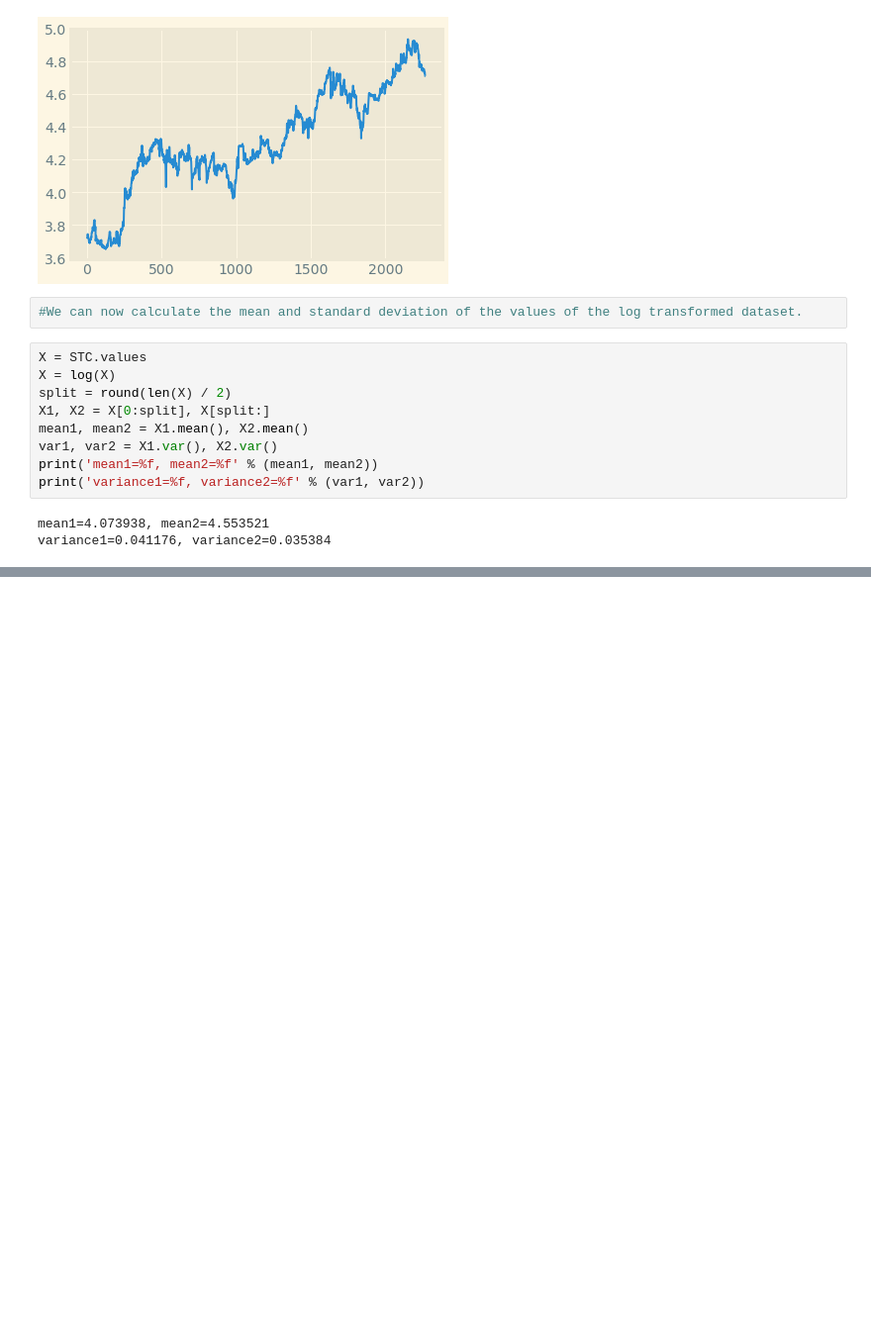
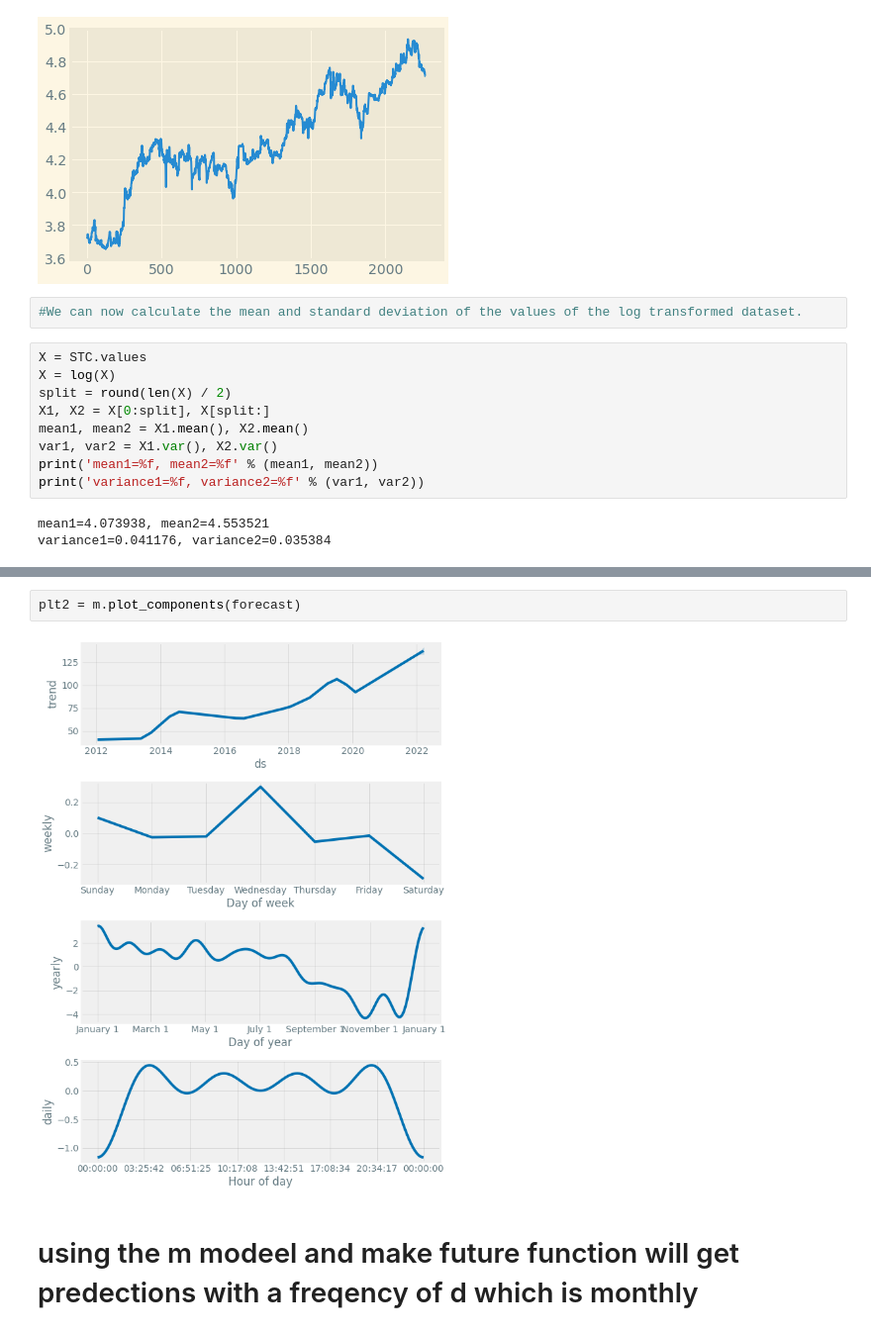
Before and after one commit to Hananalshehri/Regression-on-Saudi-Stock-Market-Tadawul-STC, a Jupyter notebook: STC STOCK MARKET .ipynb, the cells around one changed output, grey strips where cells are left out. Shown at 99% size. Saved outputs shown, nothing was run; the diff lists cells and outputs as text; blank space fills up the shorter version.

```diff
--- a/STC STOCK MARKET .ipynb
+++ b/STC STOCK MARKET .ipynb
@@ -402,0 +554,7 @@ variance1=0.041176, variance2=0.035384
+# %%
+plt2 = m.plot_components(forecast)
+# %% [output]
+[figure, added]
+# %% [markdown]
+
+# using the m modeel and make future function will get predections with a freqency of d which is monthly
```
Also changed, not shown: parts of 34 cells of this notebook.
